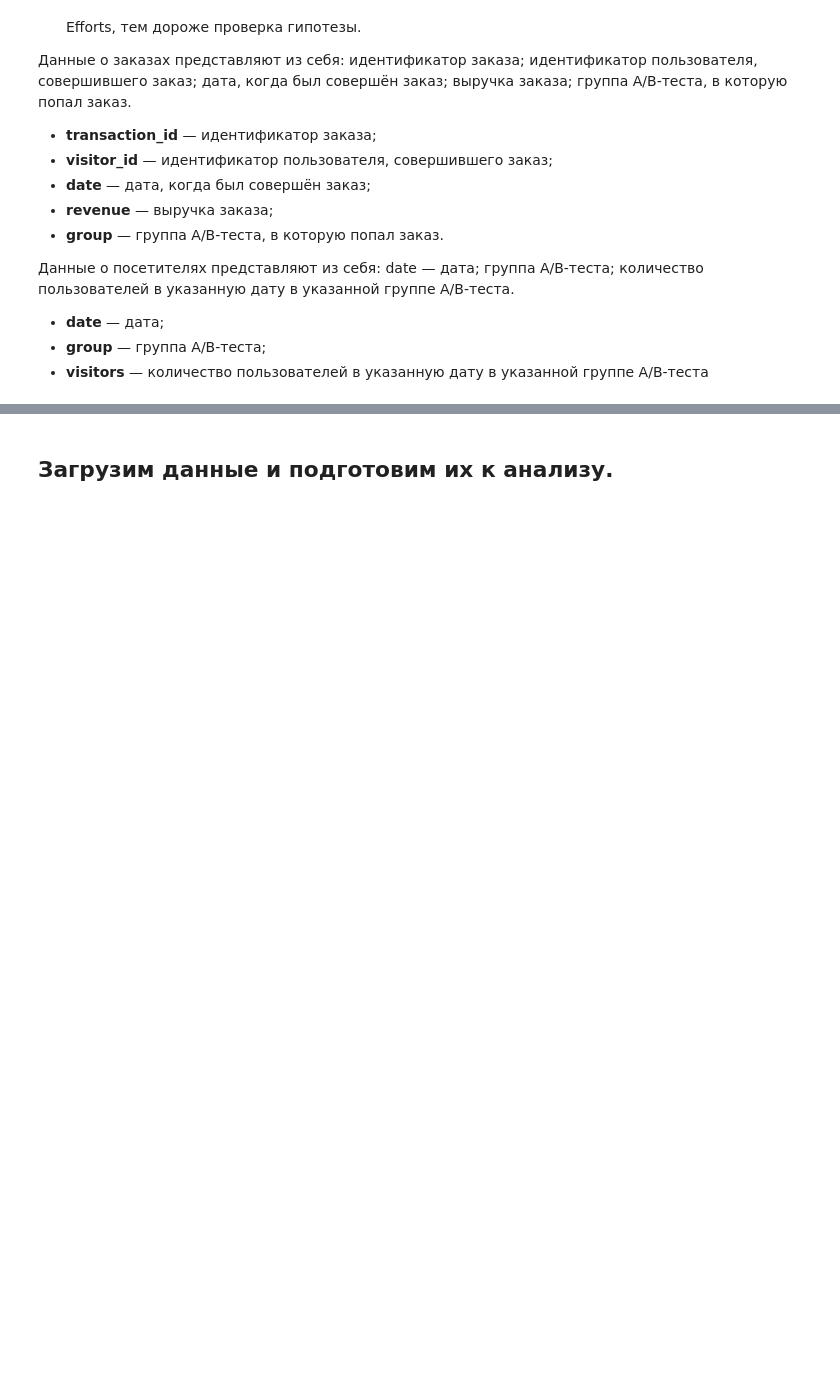
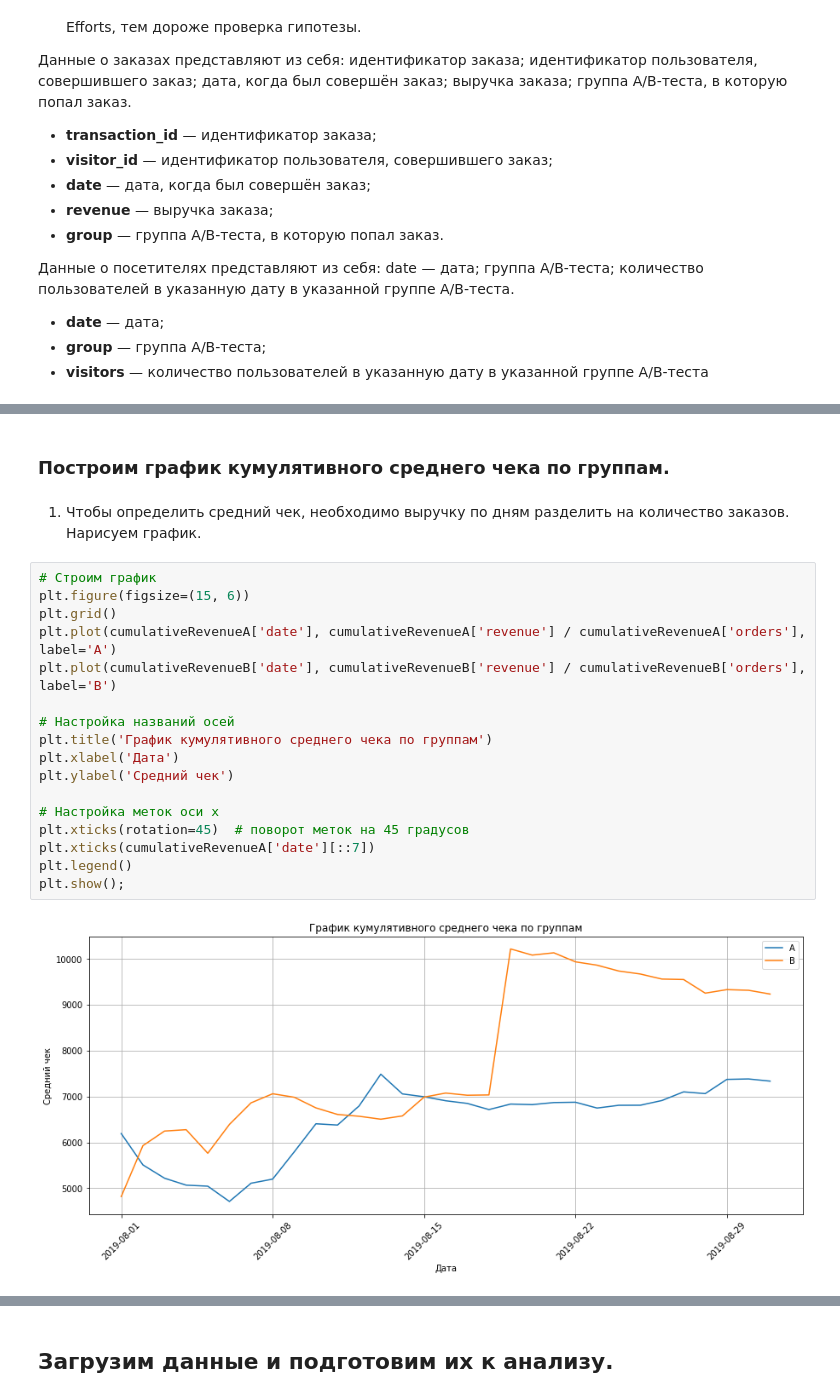
Before and after one commit to hEadman137/data_analysis_projects, a Jupyter notebook: yandex_practicum_projects/a_b_test_analysis (11_08_23).ipynb, the cells around one changed output, grey strips where cells are left out. Saved outputs shown, nothing was run; the diff lists cells and outputs as text; blank space fills up the shorter version.

```diff
--- a/yandex_practicum_projects/a_b_test_analysis (11_08_23).ipynb
+++ b/yandex_practicum_projects/a_b_test_analysis (11_08_23).ipynb
@@ -74,0 +536,23 @@
+# %% [markdown]
+### Построим график кумулятивного среднего чека по группам.
+# %% [markdown]
+1. Чтобы определить средний чек, необходимо выручку по дням разделить на количество заказов. Нарисуем график.
+# %%
+# Строим график
+plt.figure(figsize=(15, 6))
+plt.grid()
+plt.plot(cumulativeRevenueA['date'], cumulativeRevenueA['revenue'] / cumulativeRevenueA['orders'], label='A')
+plt.plot(cumulativeRevenueB['date'], cumulativeRevenueB['revenue'] / cumulativeRevenueB['orders'], label='B')
+
+# Настройка названий осей
+plt.title('График кумулятивного среднего чека по группам')
+plt.xlabel('Дата')
+plt.ylabel('Средний чек')
+
+# Настройка меток оси x
+plt.xticks(rotation=45)  # поворот меток на 45 градусов
+plt.xticks(cumulativeRevenueA['date'][::7])
+plt.legend()
+plt.show();
+# %% [output]
+[figure, added]
```
Also changed, not shown: parts of 133 cells of this notebook, 1 other file.
